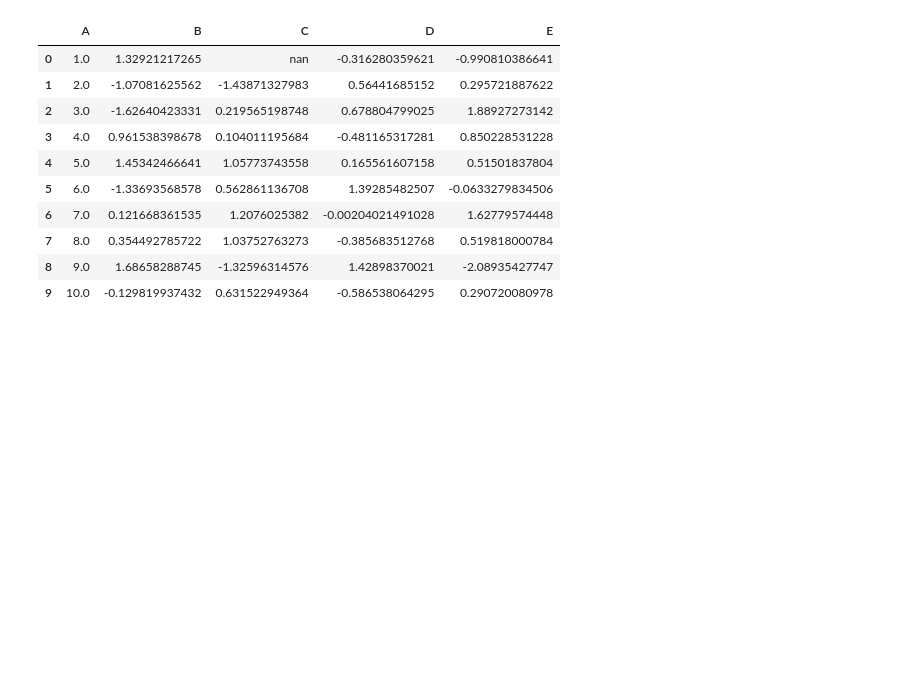
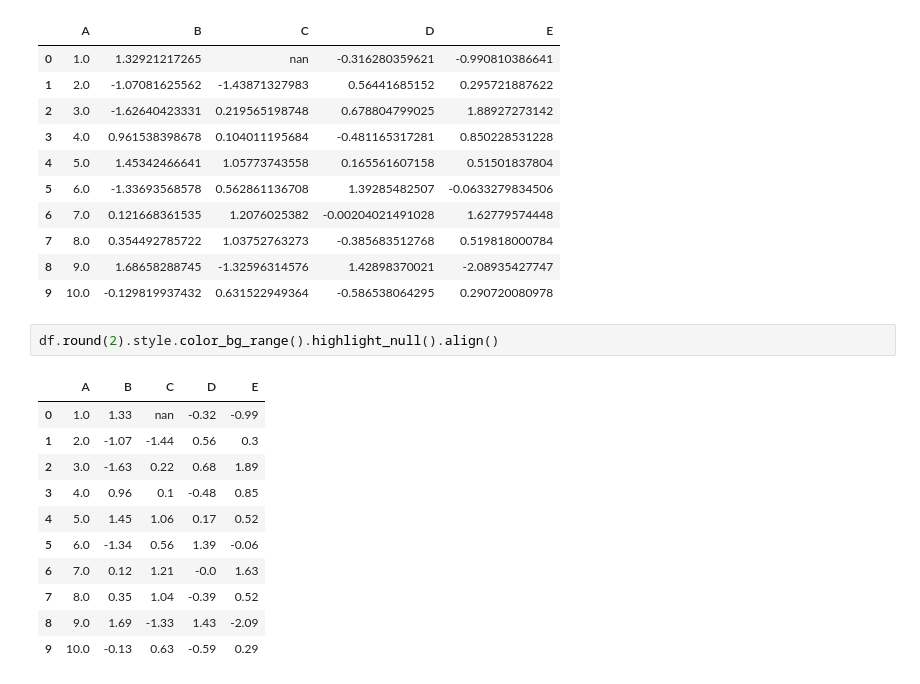
Before and after one commit to TomAugspurger/pandas, a Jupyter notebook: style.ipynb, the cells around one changed output. Drawn from its saved outputs; the diff is of its cells as text; blank space fills up the shorter version.

Commit message:
make df.style render directly to HTML add align style example updated in style.ipynb

```diff
--- a/style.ipynb
+++ b/style.ipynb
@@ -204,3 +224,17 @@ HTML(s.render())
 | 7 | 8.0 | 0.354492785722 | 1.03752763273 | -0.385683512768 | 0.519818000784 |
 | 8 | 9.0 | 1.68658288745 | -1.32596314576 | 1.42898370021 | -2.08935427747 |
 | 9 | 10.0 | -0.129819937432 | 0.631522949364 | -0.586538064295 | 0.290720080978 |
+# %%
+df.round(2).style.color_bg_range().highlight_null().align()
+# %% [output]
+|  | A | B | C | D | E |
+| 0 | 1.0 | 1.33 | nan | -0.32 | -0.99 |
+| 1 | 2.0 | -1.07 | -1.44 | 0.56 | 0.3 |
+| 2 | 3.0 | -1.63 | 0.22 | 0.68 | 1.89 |
+| 3 | 4.0 | 0.96 | 0.1 | -0.48 | 0.85 |
+| 4 | 5.0 | 1.45 | 1.06 | 0.17 | 0.52 |
+| 5 | 6.0 | -1.34 | 0.56 | 1.39 | -0.06 |
+| 6 | 7.0 | 0.12 | 1.21 | -0.0 | 1.63 |
+| 7 | 8.0 | 0.35 | 1.04 | -0.39 | 0.52 |
+| 8 | 9.0 | 1.69 | -1.33 | 1.43 | -2.09 |
+| 9 | 10.0 | -0.13 | 0.63 | -0.59 | 0.29 |
```
Also changed, not shown: parts of 2 cells of this notebook, 2 other files.
